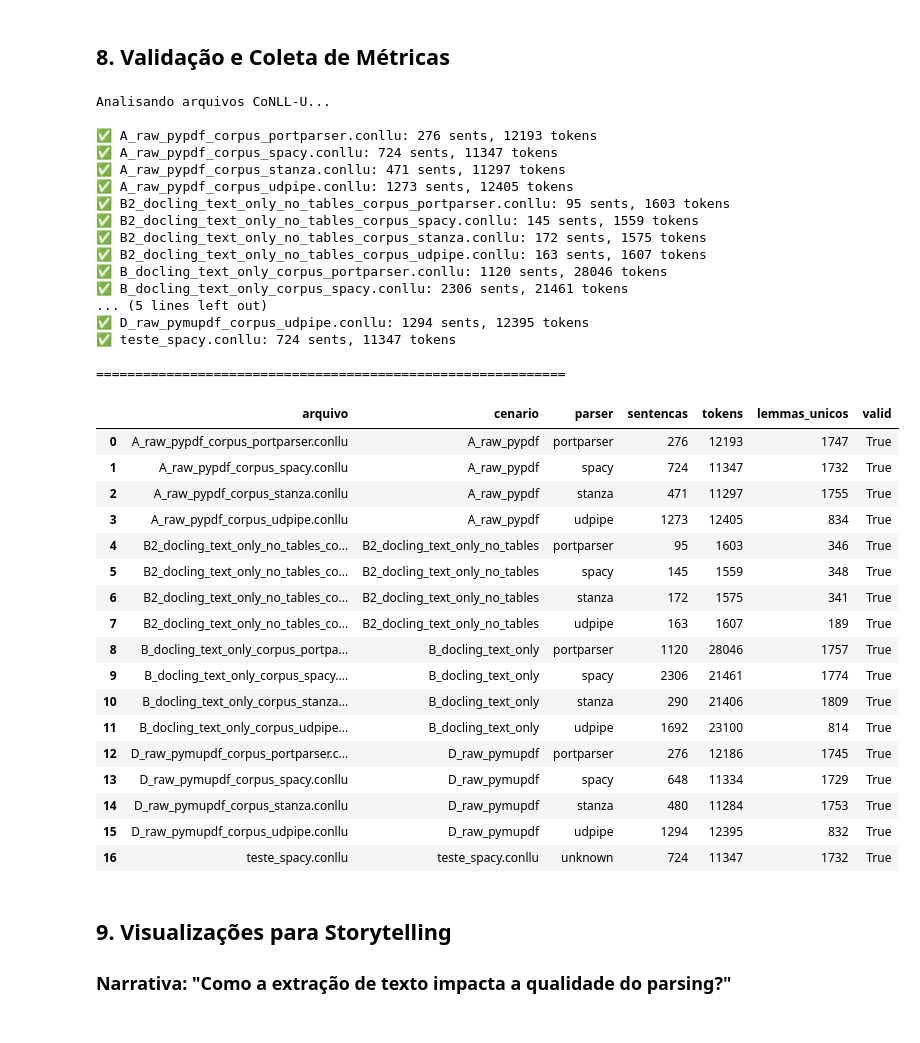
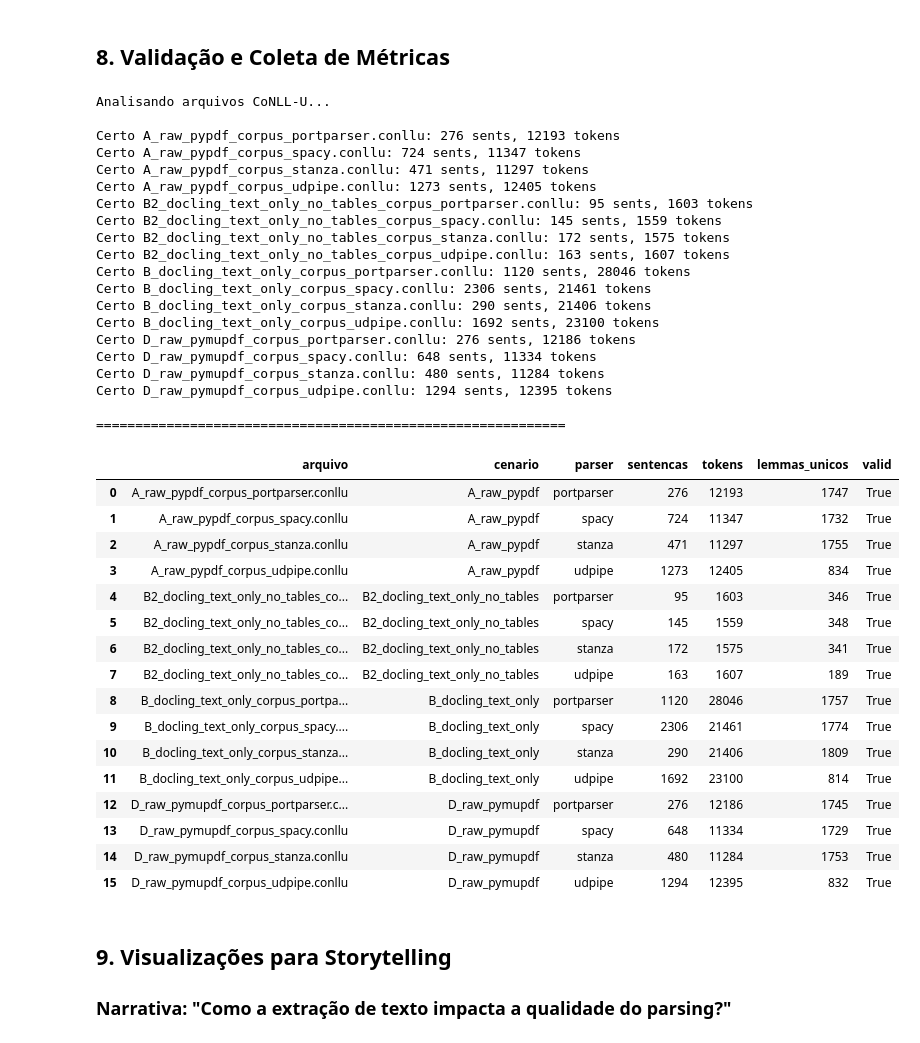
Before and after one commit to ChristianSF/SIREVA-SUS-Corpus, a Jupyter notebook: Corpus_SIREVA_SUS.ipynb, the cells around one changed output. Cells and saved outputs as stored; diff of their text form; code cells hidden in the pictures.

```diff
--- a/Corpus_SIREVA_SUS.ipynb
+++ b/Corpus_SIREVA_SUS.ipynb
@@ -689,48 +688,50 @@ for f in conllu_files:
     result['cenario'] = cenario
     result['parser'] = parser
     resultados.append(result)
-    status = "✅" if result['valid'] else "❌"
+    status = "Certo" if result['valid'] else "Erro"
     print(f"{status} {result['arquivo']}: {result['sentencas']} sents, {result['tokens']} tokens")
 
 df_results = pd.DataFrame(resultados)
 print("\n" + "="*60)
 display(df_results[['arquivo', 'cenario', 'parser', 'sentencas', 'tokens', 'lemmas_unicos', 'valid']])
 # %% [output]
 Analisando arquivos CoNLL-U...
 
-✅ A_raw_pypdf_corpus_portparser.conllu: 276 sents, 12193 tokens
-✅ A_raw_pypdf_corpus_spacy.conllu: 724 sents, 11347 tokens
-✅ A_raw_pypdf_corpus_stanza.conllu: 471 sents, 11297 tokens
-✅ A_raw_pypdf_corpus_udpipe.conllu: 1273 sents, 12405 tokens
-✅ B2_docling_text_only_no_tables_corpus_portparser.conllu: 95 sents, 1603 tokens
-✅ B2_docling_text_only_no_tables_corpus_spacy.conllu: 145 sents, 1559 tokens
-✅ B2_docling_text_only_no_tables_corpus_stanza.conllu: 172 sents, 1575 tokens
-✅ B2_docling_text_only_no_tables_corpus_udpipe.conllu: 163 sents, 1607 tokens
-✅ B_docling_text_only_corpus_portparser.conllu: 1120 sents, 28046 tokens
-✅ B_docling_text_only_corpus_spacy.conllu: 2306 sents, 21461 tokens
-... (5 lines left out)
-✅ D_raw_pymupdf_corpus_udpipe.conllu: 1294 sents, 12395 tokens
-✅ teste_spacy.conllu: 724 sents, 11347 tokens
+Certo A_raw_pypdf_corpus_portparser.conllu: 276 sents, 12193 tokens
+Certo A_raw_pypdf_corpus_spacy.conllu: 724 sents, 11347 tokens
+Certo A_raw_pypdf_corpus_stanza.conllu: 471 sents, 11297 tokens
+Certo A_raw_pypdf_corpus_udpipe.conllu: 1273 sents, 12405 tokens
+Certo B2_docling_text_only_no_tables_corpus_portparser.conllu: 95 sents, 1603 tokens
+Certo B2_docling_text_only_no_tables_corpus_spacy.conllu: 145 sents, 1559 tokens
+Certo B2_docling_text_only_no_tables_corpus_stanza.conllu: 172 sents, 1575 tokens
+Certo B2_docling_text_only_no_tables_corpus_udpipe.conllu: 163 sents, 1607 tokens
+Certo B_docling_text_only_corpus_portparser.conllu: 1120 sents, 28046 tokens
+Certo B_docling_text_only_corpus_spacy.conllu: 2306 sents, 21461 tokens
+Certo B_docling_text_only_corpus_stanza.conllu: 290 sents, 21406 tokens
+Certo B_docling_text_only_corpus_udpipe.conllu: 1692 sents, 23100 tokens
+Certo D_raw_pymupdf_corpus_portparser.conllu: 276 sents, 12186 tokens
+Certo D_raw_pymupdf_corpus_spacy.conllu: 648 sents, 11334 tokens
+Certo D_raw_pymupdf_corpus_stanza.conllu: 480 sents, 11284 tokens
+Certo D_raw_pymupdf_corpus_udpipe.conllu: 1294 sents, 12395 tokens
 
 ============================================================
 |  | arquivo | cenario | parser | sentencas | tokens | lemmas_unicos | valid |
 | 0 | A_raw_pypdf_corpus_portparser.conllu | A_raw_pypdf | portparser | 276 | 12193 | 1747 | True |
 | 1 | A_raw_pypdf_corpus_spacy.conllu | A_raw_pypdf | spacy | 724 | 11347 | 1732 | True |
 | 2 | A_raw_pypdf_corpus_stanza.conllu | A_raw_pypdf | stanza | 471 | 11297 | 1755 | True |
 | 3 | A_raw_pypdf_corpus_udpipe.conllu | A_raw_pypdf | udpipe | 1273 | 12405 | 834 | True |
 | 4 | B2_docling_text_only_no_tables_co... | B2_docling_text_only_no_tables | portparser | 95 | 1603 | 346 | True |
 | 5 | B2_docling_text_only_no_tables_co... | B2_docling_text_only_no_tables | spacy | 145 | 1559 | 348 | True |
 | 6 | B2_docling_text_only_no_tables_co... | B2_docling_text_only_no_tables | stanza | 172 | 1575 | 341 | True |
 | 7 | B2_docling_text_only_no_tables_co... | B2_docling_text_only_no_tables | udpipe | 163 | 1607 | 189 | True |
 | 8 | B_docling_text_only_corpus_portpa... | B_docling_text_only | portparser | 1120 | 28046 | 1757 | True |
 | 9 | B_docling_text_only_corpus_spacy.... | B_docling_text_only | spacy | 2306 | 21461 | 1774 | True |
 | 10 | B_docling_text_only_corpus_stanza... | B_docling_text_only | stanza | 290 | 21406 | 1809 | True |
 | 11 | B_docling_text_only_corpus_udpipe... | B_docling_text_only | udpipe | 1692 | 23100 | 814 | True |
 | 12 | D_raw_pymupdf_corpus_portparser.c... | D_raw_pymupdf | portparser | 276 | 12186 | 1745 | True |
 | 13 | D_raw_pymupdf_corpus_spacy.conllu | D_raw_pymupdf | spacy | 648 | 11334 | 1729 | True |
 | 14 | D_raw_pymupdf_corpus_stanza.conllu | D_raw_pymupdf | stanza | 480 | 11284 | 1753 | True |
 | 15 | D_raw_pymupdf_corpus_udpipe.conllu | D_raw_pymupdf | udpipe | 1294 | 12395 | 832 | True |
-| 16 | teste_spacy.conllu | teste_spacy.conllu | unknown | 724 | 11347 | 1732 | True |
 # %% [markdown]
 ## 9. Visualizações para Storytelling
 
```
Also changed, not shown: parts of 20 cells of this notebook.
